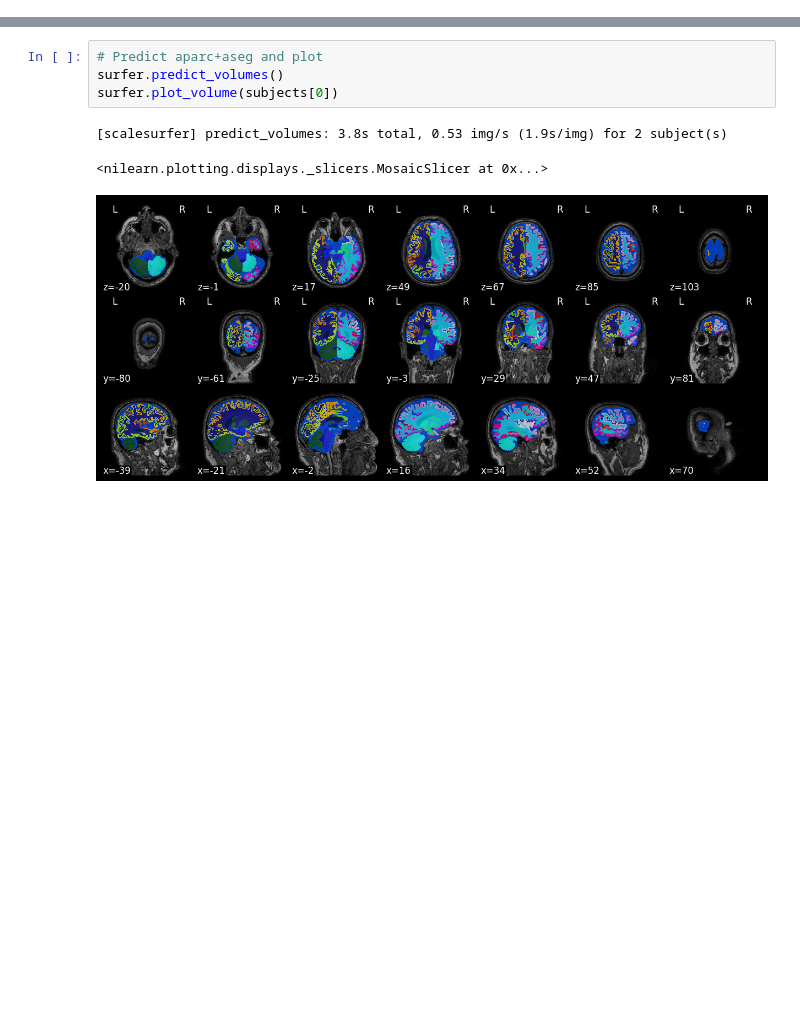
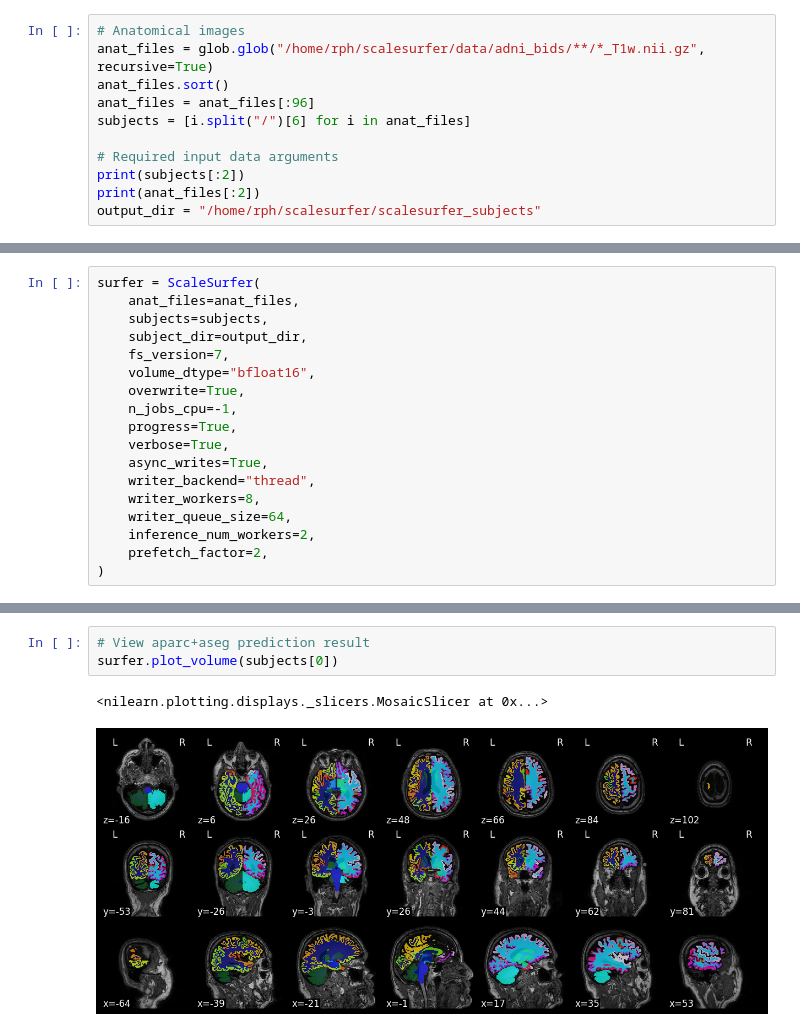
Before and after one commit to voytekresearch/scalesurfer, a Jupyter notebook: docs/notebooks/03_inference/08_inference.ipynb, the cells around one changed output, grey strips where cells are left out. Cells and saved outputs as stored; diff of their text form; blank space fills up the shorter version.

```diff
--- a/docs/notebooks/03_inference/08_inference.ipynb
+++ b/docs/notebooks/03_inference/08_inference.ipynb
@@ -16,0 +20,11 @@ surfer.prepare_images()
+# %%
+# Anatomical images
+anat_files = glob.glob("/home/rph/scalesurfer/data/adni_bids/**/*_T1w.nii.gz", recursive=True)
+anat_files.sort()
+anat_files = anat_files[:96]
+subjects = [i.split("/")[6] for i in anat_files]
+
+# Required input data arguments
+print(subjects[:2])
+print(anat_files[:2])
+output_dir = "/home/rph/scalesurfer/scalesurfer_subjects"
@@ -16,0 +34,18 @@ surfer.prepare_images()
+# %%
+surfer = ScaleSurfer(
+    anat_files=anat_files,
+    subjects=subjects,
+    subject_dir=output_dir,
+    fs_version=7,
+    volume_dtype="bfloat16",
+    overwrite=True,
+    n_jobs_cpu=-1,
+    progress=True,
+    verbose=True,
+    async_writes=True,
+    writer_backend="thread",
+    writer_workers=8,
+    writer_queue_size=64,
+    inference_num_workers=2,
+    prefetch_factor=2,
+)
@@ -17,9 +76,7 @@ surfer.prepare_images()
 # %%
-# Predict aparc+aseg and plot
-surfer.predict_volumes()
+# View aparc+aseg prediction result
 surfer.plot_volume(subjects[0])
 # %% [output]
-[scalesurfer] predict_volumes: 3.8s total, 0.53 img/s (1.9s/img) for 2 subject(s)
+<nilearn.plotting.displays._slicers.MosaicSlicer at 0x...>
-<nilearn.plotting.displays._slicers.MosaicSlicer at 0x...>
-[figure, old version]
+[figure, new version]
 # %%
```
Also changed, not shown: parts of 10 cells of this notebook, 7 other files.
